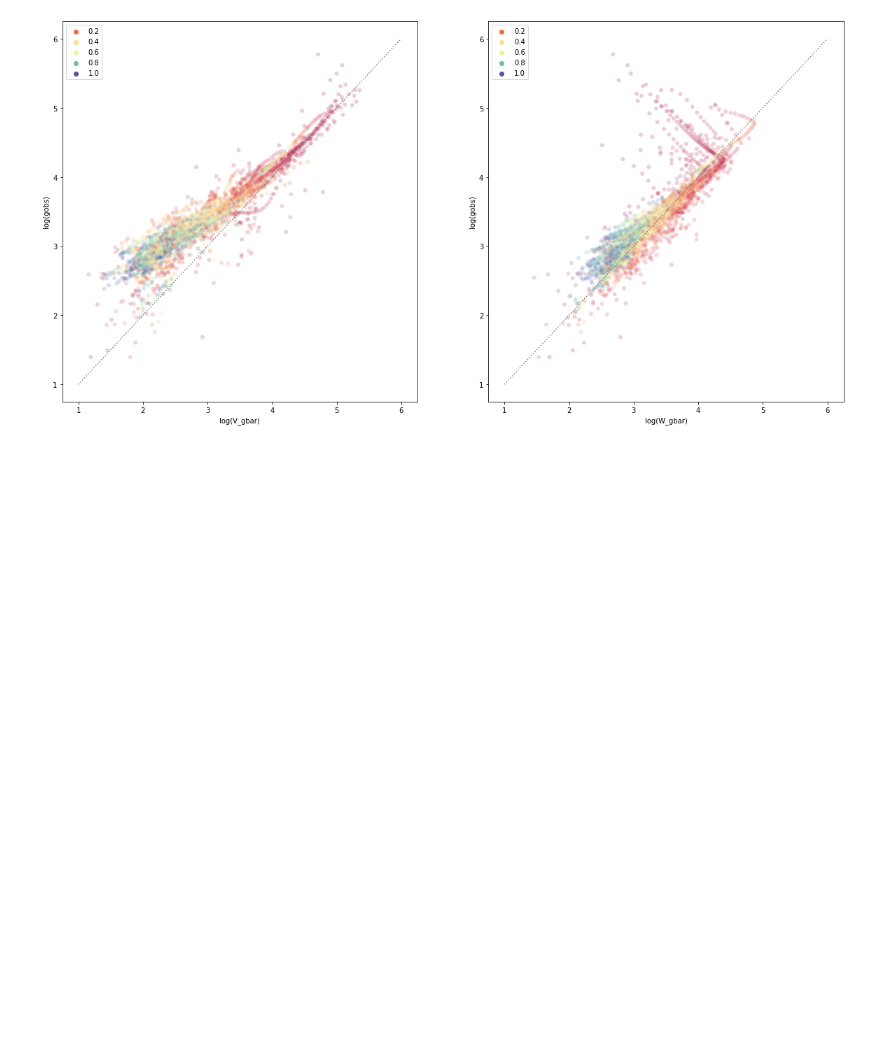
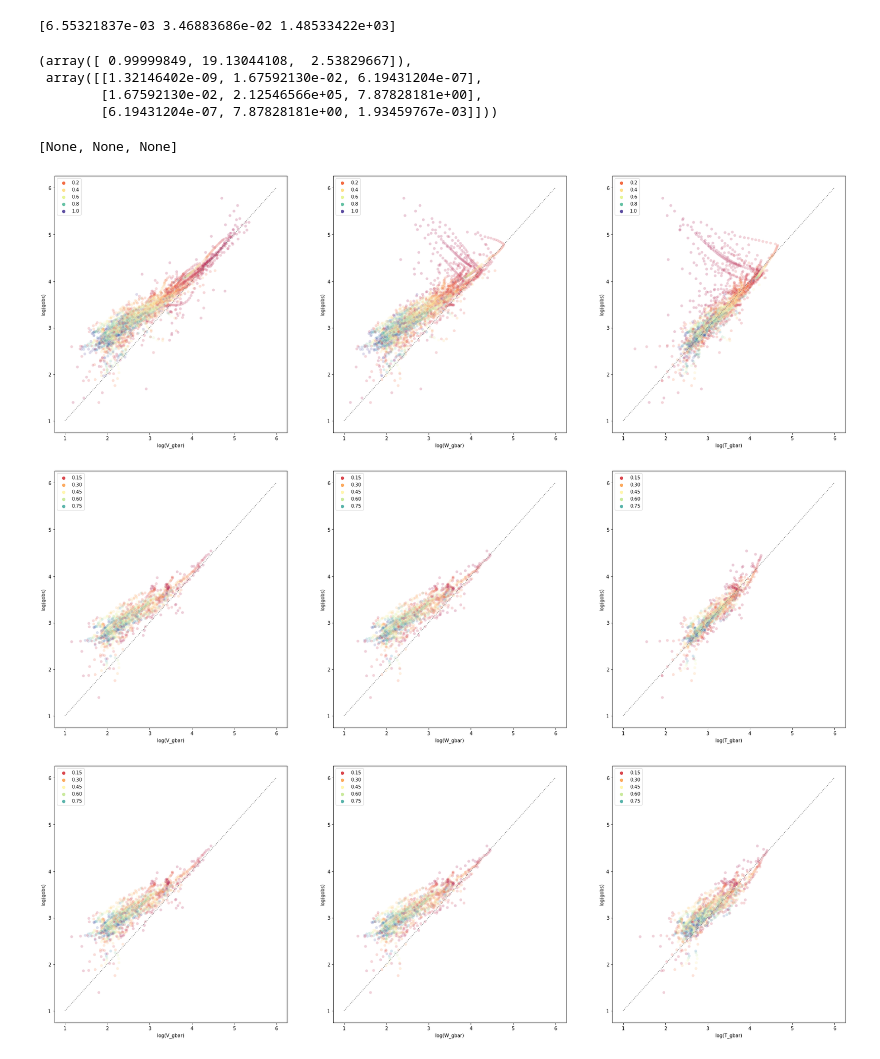
Before and after one commit to timjdavey/galactus, a Jupyter notebook: notebooks/Sparc RAR.ipynb, the cells around one changed output. Cells and saved outputs as stored; diff of their text form; code cells hidden in the pictures; blank space fills up the shorter version.

```diff
--- a/notebooks/Sparc RAR.ipynb
+++ b/notebooks/Sparc RAR.ipynb
@@ -102,13 +108,79 @@ full_df
+# %%
+def curve_fit_entiredataset(df):
+    p0 = [0.6, 0.15, 20]
+
+    def func(r, gamma, alpha, epsilon):
+        iforce = df['x_vec']
+        inulled = df['x_abs']-iforce
+        nforce = iforce*epsilon*(gamma**((inulled)**alpha))
+        return velocity(r, nforce)
+
+    ndf = df.copy()
+    R = ndf['R']
+    args, pcov = sp.optimize.curve_fit(func, R, ndf['Vobs'])
+    ndf['log(T_gbar)'] = np.log10(func(R, *args)**2/R)
+    print(args)
+    return ndf
+
+opt_filtered_df = curve_fit_entiredataset(filtered_df)
+# %% [output]
+[6.55321837e-03 3.46883686e-02 1.48533422e+03]
+# %%
+def meta_optimise_with_tau(df):
+
+    def func_generator(gen_r, gamma, alpha, epsilon):
+
+        # for each galaxy find best tau
+        # for a given set of gamma, alpha, epsilon
+        # within bounds
+        tau_bounds = [0, 10]
+
+        # then return the optimised vobs for each galaxy
+        velocities = []
+
+        for uid, gdf in df.groupby('ID'):
+
+            def galaxy_func(inner_r, tau):
+                # these values have already been interp
+                force = gdf['x_vec']
+                nulled = gdf['x_abs']-force
+                nforce = force*epsilon*(gamma**((nulled+tau)*alpha))
+                return velocity(inner_r, nforce)
+
+            galactic_r = gdf['R']
+
+            args, pcov = sp.optimize.curve_fit(galaxy_func, galactic_r, gdf['Vobs'], bounds=tau_bounds)
+
+            # this should be the same as gen_r in total
+            velocities.append(galaxy_func(galactic_r, *args))
+
+        return pd.concat(velocities)
+
+
+    return sp.optimize.curve_fit(func_generator, df['R'], df['Vobs'])
+# %%
+# gamma, alpha, epsilon
+meta_optimise_with_tau(filtered_df)
+# %% [output]
+(array([ 0.99999849, 19.13044108,  2.53829667]),
+ array([[1.32146402e-09, 1.67592130e-02, 6.19431204e-07],
+        [1.67592130e-02, 2.12546566e+05, 7.87828181e+00],
+        [6.19431204e-07, 7.87828181e+00, 1.93459767e-03]]))
+# %%
+datasets = [full_df, filtered_df, opt_filtered_df]
 # %%
 def plot_rar(df):
-    fig, axes = plt.subplots(1, 2, figsize=(20,10))
-    for i, iden in enumerate(('V', 'W')):
+    fig, axes = plt.subplots(1, 3, figsize=(30,10))
+    for i, iden in enumerate(('V', 'W', 'T')):
         g = sns.scatterplot(data=df, x='log(%s_gbar)' % iden, y='log(gobs)', alpha=0.2, hue='rel_R', palette='Spectral', ax=axes[i])
         #g.set(xscale="log", yscale="log")
 
         line = [1,6]
         sns.lineplot(x=line, y=line, color='grey', ax=axes[i], linestyle='dotted')
 
-plot_rar(full_df)
+[plot_rar(d) for d in datasets]
 # %% [output]
+[None, None, None]
-[figure, old version]
+[figure, new version]
+[figure, added]
+[figure, added]
```
Also changed, not shown: parts of 8 cells of this notebook, 2 other files.
